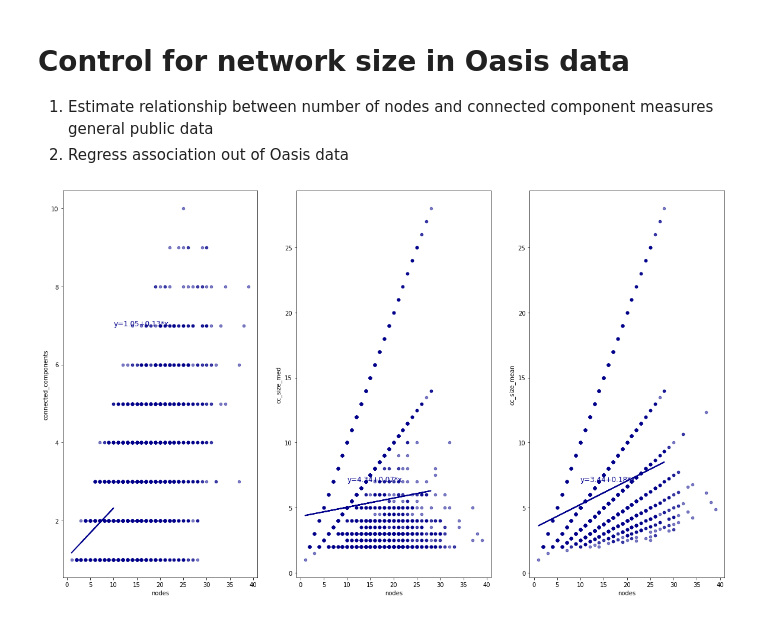
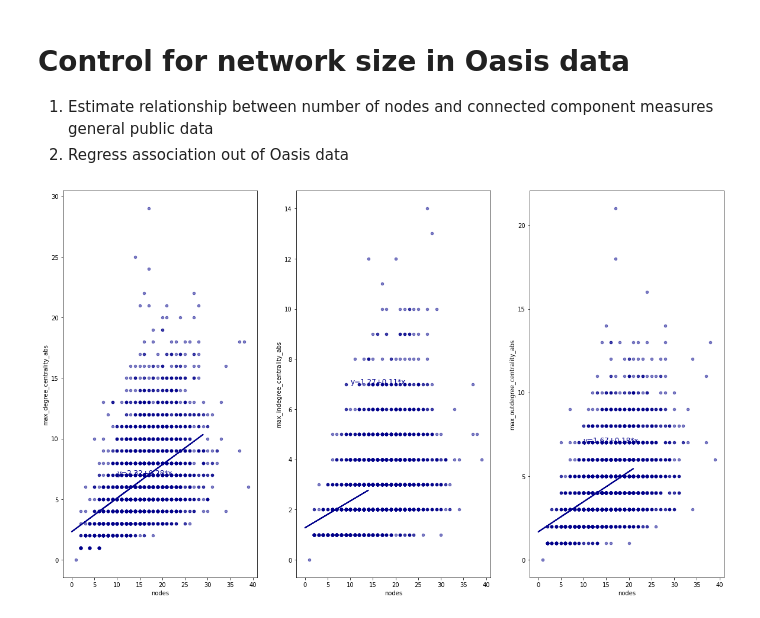
Before and after one commit to alan-turing-institute/netts, a Jupyter notebook: regressing_nodes_genpub.ipynb, the cells around one changed output. Cells and saved outputs as stored; diff of their text form; code cells hidden in the pictures.

```diff
--- a/regressing_nodes_genpub.ipynb
+++ b/regressing_nodes_genpub.ipynb
@@ -69,25 +69,26 @@ oasis.group.cat.reorder_categories(
 # %%
 # Estimate relationship in general public data
 nans = np.isnan(df.cc_size_med.values)
 df_nonan = df[~nans]
-variables = ['connected_components', 'cc_size_med', 'cc_size_mean']
+# variables = ['connected_components', 'cc_size_med', 'cc_size_mean']
+variables = ['max_degree_centrality_abs', 'max_indegree_centrality_abs', 'max_outdegree_centrality_abs']
 
 fig = plt.figure(figsize=(20, 12))
 for v,plot_variable in enumerate(variables):
     # best fit polynomial
     node_fit = np.polyfit(df_nonan.nodes, df_nonan[plot_variable], 1)
     # Predict values for Oasis
     pred_vals = np.polyval(node_fit, oasis.nodes)
     # Calculate residuals
     residuals = oasis.connected_components_normZ - pred_vals
     # Add residuals to dataframe
     oasis[plot_variable + '_res'] = residuals
     # scatter plot
     ax = plt.subplot(1,3,v+1)
     df_nonan.plot(kind='scatter', x='nodes', y=plot_variable, color='darkblue', alpha=0.5, ax = ax)
     # regression lines
     plt.plot(df_nonan[plot_variable], node_fit[0] * df_nonan[plot_variable] + node_fit[1], color='darkblue', linewidth=2)
     # regression equations
     plt.text(10, 7, 'y={:.2f}+{:.2f}*x'.format(node_fit[1], node_fit[0]), color='darkblue', size=12)
 # %% [output]
-[figure, old version]
+[figure, new version]
```
Also changed, not shown: parts of 6 cells of this notebook, 5 other files.
